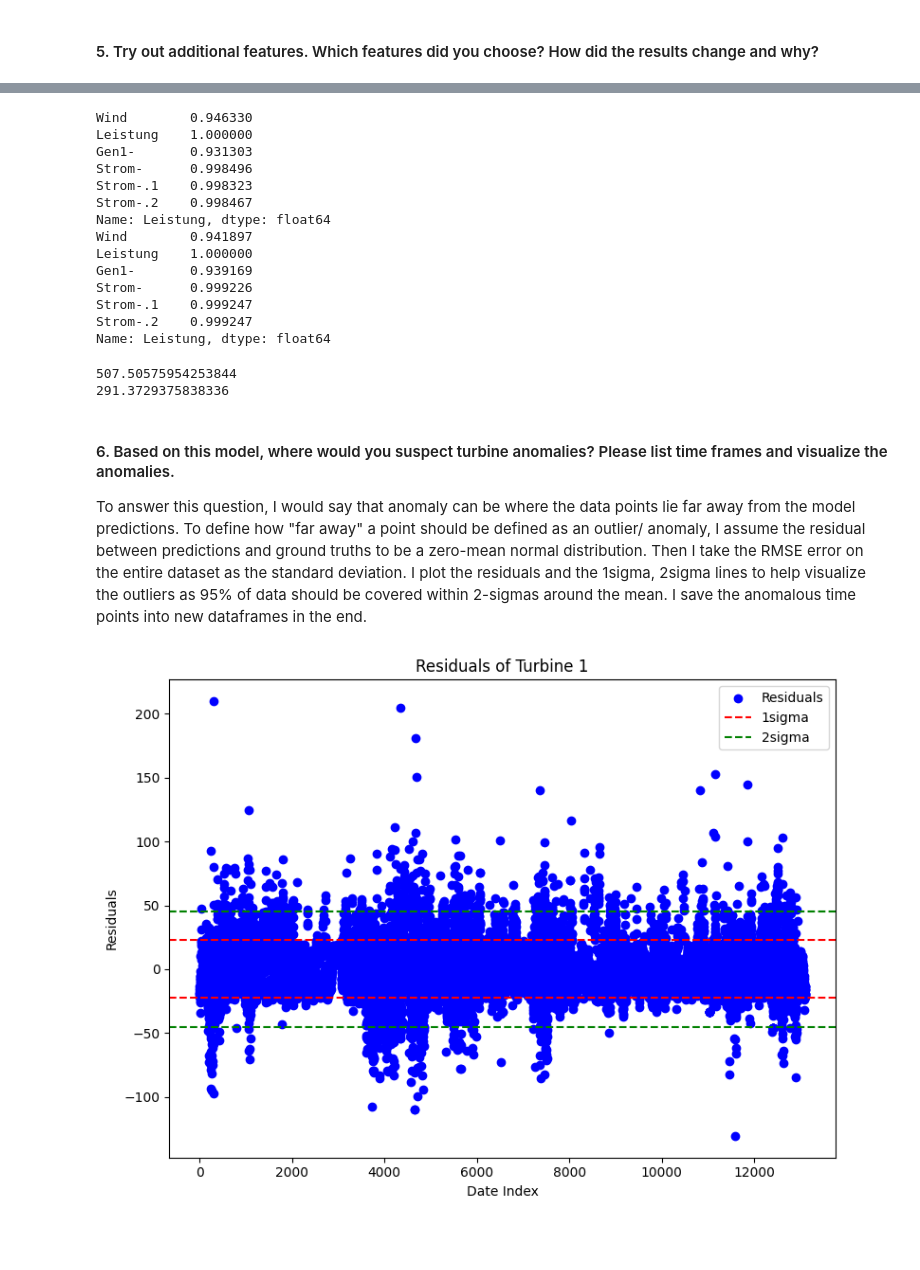
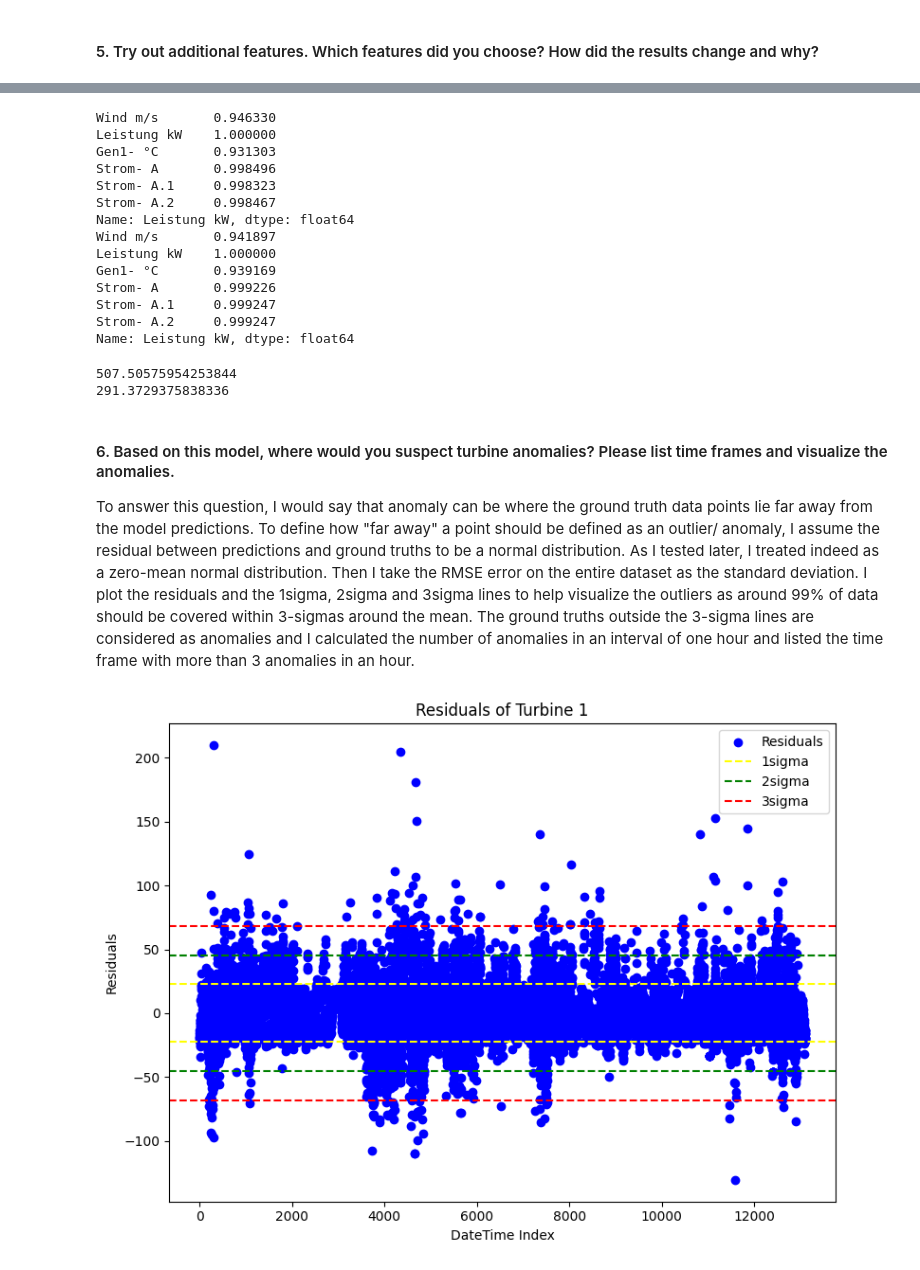
Before and after one commit to zhongyidu/TDS_task, a Jupyter notebook: Practical_Task.ipynb, the cells around one changed output, grey strips where cells are left out. Saved outputs shown, nothing was run; the diff lists cells and outputs as text; code cells hidden in the pictures; blank space fills up the shorter version.

```diff
--- a/Practical_Task.ipynb
+++ b/Practical_Task.ipynb
@@ -11,4 +11,4 @@ I choose to regress two models for two turbines as I don't have any further info
 # %%
 # Load both dataframes
-df_turbine1 = pd.read_csv('Turbine1.csv', sep=';')
-df_turbine2 = pd.read_csv('Turbine2.csv', sep=';')
+raw_turbine1 = pd.read_csv('Turbine1.csv', sep=';', header=[0,1], dtype=str)
+raw_turbine2 = pd.read_csv('Turbine2.csv', sep=';', header=[0,1], dtype=str)
@@ -88,34 +84,37 @@ There're a lot of features in the dataframe. To pick meaningful ones, I first an
 
 ps: Although I don't really know what Gen1- stands for, but that higher current leads to higher power definitely makes sense to me.
 # %%
+# get the feature dataframes
+turbine1_features = df_turbine1.iloc[:,1:]
+turbine2_features = df_turbine2.iloc[:,1:]
 # Calculate the correlation
 cor_t1 = turbine1_features.corr()
 cor_t2 = turbine2_features.corr()
-
-cor_t1_target = abs(cor_t1['Leistung'])
-cor_t2_target = abs(cor_t2['Leistung'])
-
+# Select the correlation to the target feature
+cor_t1_target = abs(cor_t1['Leistung kW'])
+cor_t2_target = abs(cor_t2['Leistung kW'])
+# Select highly correlated features
 print(cor_t1_target[cor_t1_target > 0.9])
 print(cor_t2_target[cor_t2_target > 0.9])
 # %% [output]
-Wind        0.946330
-Leistung    1.000000
-Gen1-       0.931303
-Strom-      0.998496
-Strom-.1    0.998323
-Strom-.2    0.998467
-Name: Leistung, dtype: float64
-Wind        0.941897
-Leistung    1.000000
-Gen1-       0.939169
-Strom-      0.999226
-Strom-.1    0.999247
-Strom-.2    0.999247
-Name: Leistung, dtype: float64
+Wind m/s       0.946330
+Leistung kW    1.000000
+Gen1- °C       0.931303
+Strom- A       0.998496
+Strom- A.1     0.998323
+Strom- A.2     0.998467
+Name: Leistung kW, dtype: float64
+Wind m/s       0.941897
+Leistung kW    1.000000
+Gen1- °C       0.939169
+Strom- A       0.999226
+Strom- A.1     0.999247
+Strom- A.2     0.999247
+Name: Leistung kW, dtype: float64
 # %%
 # Pick the new features and set up the new dataset
-x_1 = turbine1_features[['Wind', 'Strom-', 'Gen1-', 'Strom-.1', 'Strom-.2']]
-y_1 = turbine1_features[['Leistung']]
-x_2 = turbine2_features[['Wind', 'Strom-', 'Gen1-', 'Strom-.1', 'Strom-.2']]
-y_2 = turbine2_features[['Leistung']]
+x_1 = turbine1_features[['Wind m/s', 'Strom- A', 'Gen1- °C', 'Strom- A.1', 'Strom- A.2']]
+y_1 = turbine1_features[['Leistung kW']]
+x_2 = turbine2_features[['Wind m/s', 'Strom- A', 'Gen1- °C', 'Strom- A.1', 'Strom- A.2']]
+y_2 = turbine2_features[['Leistung kW']]
 # %%
@@ -137,7 +136,7 @@ print(test_loss_t2_f5)
 291.3729375838336
 # %% [markdown]
 #### 6. Based on this model, where would you suspect turbine anomalies? Please list time frames and visualize the anomalies.
-To answer this question, I would say that anomaly can be where the data points lie far away from the model predictions. To define how "far away" a point should be defined as an outlier/ anomaly, I assume the residual between predictions and ground truths to be a zero-mean normal distribution. Then I take the RMSE error on the entire dataset as the standard deviation. I plot the residuals and the 1sigma, 2sigma lines to help visualize the outliers as 95% of data should be covered within 2-sigmas around the mean. I save the anomalous time points into new dataframes in the end.
+To answer this question, I would say that anomaly can be where the ground truth data points lie far away from the model predictions. To define how "far away" a point should be defined as an outlier/ anomaly, I assume the residual between predictions and ground truths to be a normal distribution. As I tested later, I treated indeed as a zero-mean normal distribution. Then I take the RMSE error on the entire dataset as the standard deviation. I plot the residuals and the 1sigma, 2sigma and 3sigma lines to help visualize the outliers as around 99% of data should be covered within 3-sigmas around the mean. The ground truths outside the 3-sigma lines are considered as anomalies and I calculated the number of anomalies in an interval of one hour and listed the time frame with more than 3 anomalies in an hour.
 # %%
 # Perform inference on the entire dataset
 preds_t1_all, loss_t1_f5 = test_lr(x_1, y_1, model_t1_f5)
@@ -156,21 +155,23 @@ sigma1_t2 = loss_t2_f5 ** 0.5
 # print(residuals_t2.mean()[0])
 # %%
 # Function to plot the residuals and sigma lines for intuitive visualization
-def plot_anomaly(residuals, sigma1, turbine_number):
+def plot_residual(residuals, sigma1, turbine_number):
     plt.figure(figsize=(8, 6))
     plt.scatter(list(range(len(residuals))), residuals, color='blue', label='Residuals')
-    plt.axhline(y=sigma1, color='red', linestyle='--',label='1sigma')
-    plt.axhline(y=-sigma1, color='red', linestyle='--')
+    plt.axhline(y=sigma1, color='yellow', linestyle='--',label='1sigma')
+    plt.axhline(y=-sigma1, color='yellow', linestyle='--')
     plt.axhline(y=2*sigma1, color='green', linestyle='--', label='2sigma')
     plt.axhline(y=-2*sigma1, color='green', linestyle='--')
-    plt.xlabel('Date Index')
+    plt.axhline(y=3*sigma1, color='red', linestyle='--', label='3sigma')
+    plt.axhline(y=-3*sigma1, color='red', linestyle='--')
+    plt.xlabel('DateTime Index')
     plt.ylabel('Residuals')
     plt.title('Residuals of Turbine {}'.format(turbine_number))
     plt.legend()
     plt.tight_layout()
     plt.show()
 # %%
-plot_anomaly(residuals_t1, sigma1_t1, 1)
+plot_residual(residuals_t1, sigma1_t1, 1)
 # %% [output]
-[figure, old version]
+[figure, new version]
 # %%
```
Also changed, not shown: parts of 20 cells of this notebook, 2 other files.
